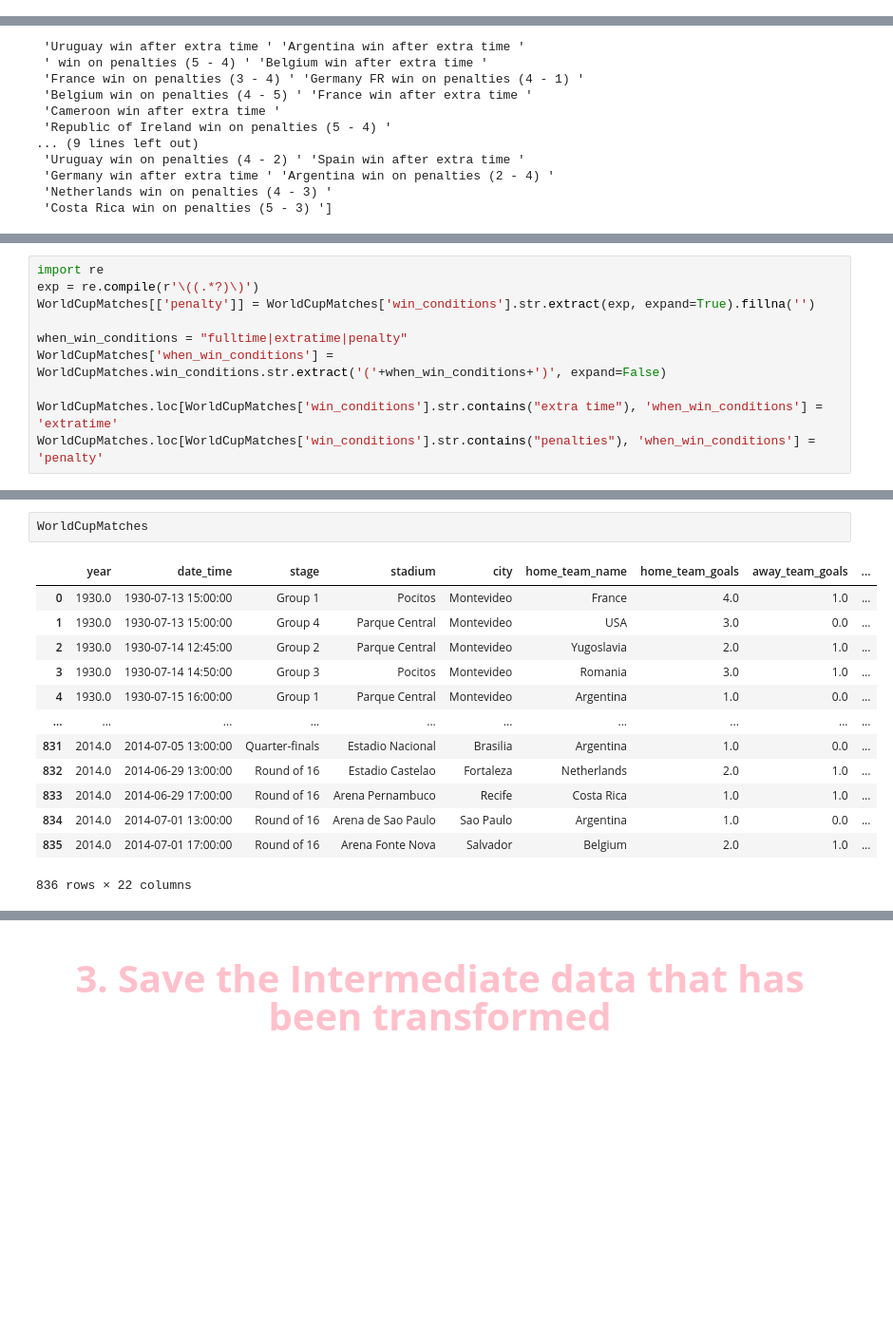
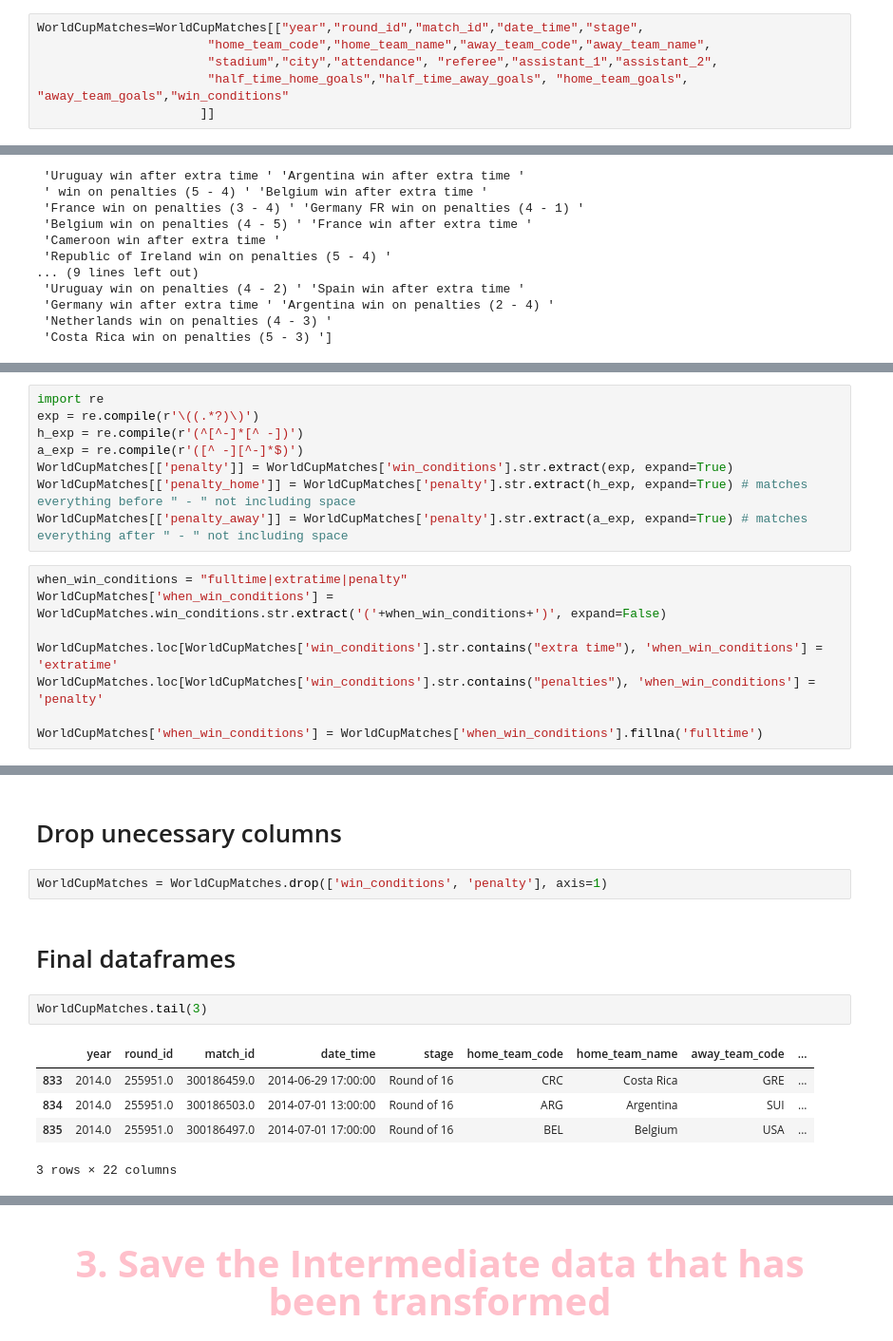
Before and after one commit to tnathu-ai/Football_Dataset, a Jupyter notebook: notebooks/world_cup.ipynb, the cells around one changed output, grey strips where cells are left out. Shown: that part at 95% size. Saved outputs shown, nothing was run; the diff lists cells and outputs as text; blank space fills up the shorter version.

Commit message:
rename tables, split goals, reposition columns

```diff
--- a/notebooks/WorldCup.ipynb
+++ b/notebooks/world_cup.ipynb
@@ -114,3 +116,9 @@ The list of WorldCups columns' names is: ['year', 'country', 'winner', 'runners_
+# %%
+WorldCupMatches=WorldCupMatches[["year","round_id","match_id","date_time","stage",
+                       "home_team_code","home_team_name","away_team_code","away_team_name",
+                       "stadium","city","attendance", "referee","assistant_1","assistant_2",
+                       "half_time_home_goals","half_time_away_goals", "home_team_goals", "away_team_goals","win_conditions"
+                      ]]
 # %% [markdown]
 <a id="2"></a>
 <h1 style="color:#ffc0cb;font-size:40px;font-family:Georgia;text-align:center;"><strong>2. Data Cleaning</strong></h1>
@@ -241,13 +251,19 @@ UNIQUE NAMES OF THE CATEGORIES [' ' 'Austria win after extra time ' 'Italy win a
+# %%
+import re
+exp = re.compile(r'\((.*?)\)')
+h_exp = re.compile(r'(^[^-]*[^ -])')
+a_exp = re.compile(r'([^ -][^-]*$)')
+WorldCupMatches[['penalty']] = WorldCupMatches['win_conditions'].str.extract(exp, expand=True)
+WorldCupMatches[['penalty_home']] = WorldCupMatches['penalty'].str.extract(h_exp, expand=True) # matches everything before " - " not including space
+WorldCupMatches[['penalty_away']] = WorldCupMatches['penalty'].str.extract(a_exp, expand=True) # matches everything after " - " not including space
 # %%
-import re
-exp = re.compile(r'\((.*?)\)')
-WorldCupMatches[['penalty']] = WorldCupMatches['win_conditions'].str.extract(exp, expand=True).fillna('')
-
 when_win_conditions = "fulltime|extratime|penalty"
 WorldCupMatches['when_win_conditions'] = WorldCupMatches.win_conditions.str.extract('('+when_win_conditions+')', expand=False)
 
 WorldCupMatches.loc[WorldCupMatches['win_conditions'].str.contains("extra time"), 'when_win_conditions'] = 'extratime'
 WorldCupMatches.loc[WorldCupMatches['win_conditions'].str.contains("penalties"), 'when_win_conditions'] = 'penalty'
+
+WorldCupMatches['when_win_conditions'] = WorldCupMatches['when_win_conditions'].fillna('fulltime')
 # %%
 # print out list of District types
 print(f'NUMBER OF CATEGORIES: {WorldCupMatches.when_win_conditions.nunique()}; \n\nUNIQUE NAMES OF THE CATEGORIES {WorldCupMatches.when_win_conditions.unique()}\n')
@@ -258,16 +274,14 @@ UNIQUE NAMES OF THE CATEGORIES [nan 'extratime' 'penalty']
+# %% [markdown]
+# Drop unecessary columns
+# %%
+WorldCupMatches = WorldCupMatches.drop(['win_conditions', 'penalty'], axis=1)
+# %% [markdown]
+# Final dataframes
 # %%
-WorldCupMatches
+WorldCupMatches.tail(3)
 # %% [output]
-|  | year | date_time | stage | stadium | city | home_team_name | home_team_goals | away_team_goals | ... |
-| 0 | 1930.0 | 1930-07-13 15:00:00 | Group 1 | Pocitos | Montevideo | France | 4.0 | 1.0 | ... |
-| 1 | 1930.0 | 1930-07-13 15:00:00 | Group 4 | Parque Central | Montevideo | USA | 3.0 | 0.0 | ... |
-| 2 | 1930.0 | 1930-07-14 12:45:00 | Group 2 | Parque Central | Montevideo | Yugoslavia | 2.0 | 1.0 | ... |
-| 3 | 1930.0 | 1930-07-14 14:50:00 | Group 3 | Pocitos | Montevideo | Romania | 3.0 | 1.0 | ... |
-| 4 | 1930.0 | 1930-07-15 16:00:00 | Group 1 | Parque Central | Montevideo | Argentina | 1.0 | 0.0 | ... |
-| ... | ... | ... | ... | ... | ... | ... | ... | ... | ... |
-| 831 | 2014.0 | 2014-07-05 13:00:00 | Quarter-finals | Estadio Nacional | Brasilia | Argentina | 1.0 | 0.0 | ... |
-| 832 | 2014.0 | 2014-06-29 13:00:00 | Round of 16 | Estadio Castelao | Fortaleza | Netherlands | 2.0 | 1.0 | ... |
-| 833 | 2014.0 | 2014-06-29 17:00:00 | Round of 16 | Arena Pernambuco | Recife | Costa Rica | 1.0 | 1.0 | ... |
-| 834 | 2014.0 | 2014-07-01 13:00:00 | Round of 16 | Arena de Sao Paulo | Sao Paulo | Argentina | 1.0 | 0.0 | ... |
-| 835 | 2014.0 | 2014-07-01 17:00:00 | Round of 16 | Arena Fonte Nova | Salvador | Belgium | 2.0 | 1.0 | ... |
+|  | year | round_id | match_id | date_time | stage | home_team_code | home_team_name | away_team_code | ... |
+| 833 | 2014.0 | 255951.0 | 300186459.0 | 2014-06-29 17:00:00 | Round of 16 | CRC | Costa Rica | GRE | ... |
+| 834 | 2014.0 | 255951.0 | 300186503.0 | 2014-07-01 13:00:00 | Round of 16 | ARG | Argentina | SUI | ... |
+| 835 | 2014.0 | 255951.0 | 300186497.0 | 2014-07-01 17:00:00 | Round of 16 | BEL | Belgium | USA | ... |
-836 rows × 22 columns
+3 rows × 22 columns
```
Also changed, not shown: parts of 16 cells of this notebook, 6 other files.
